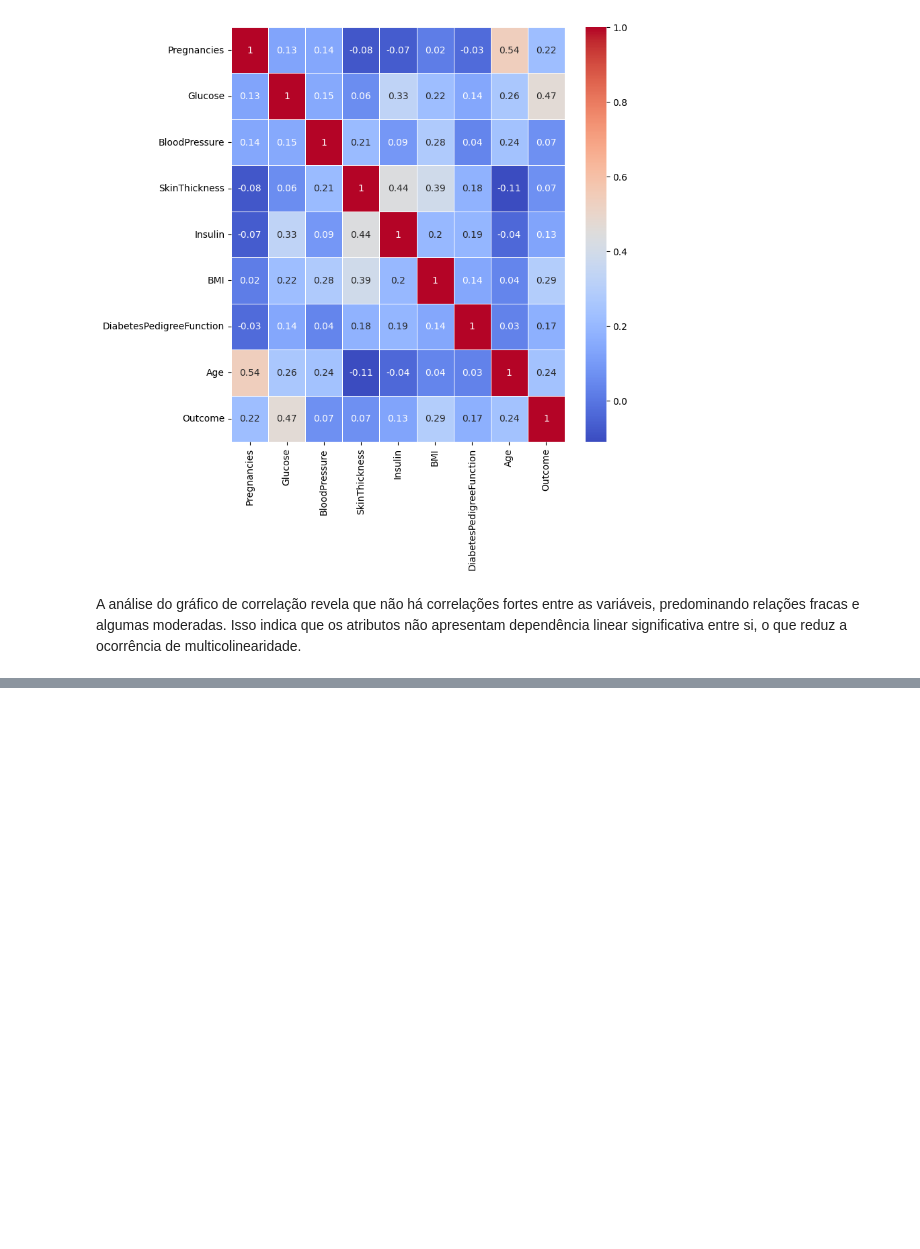
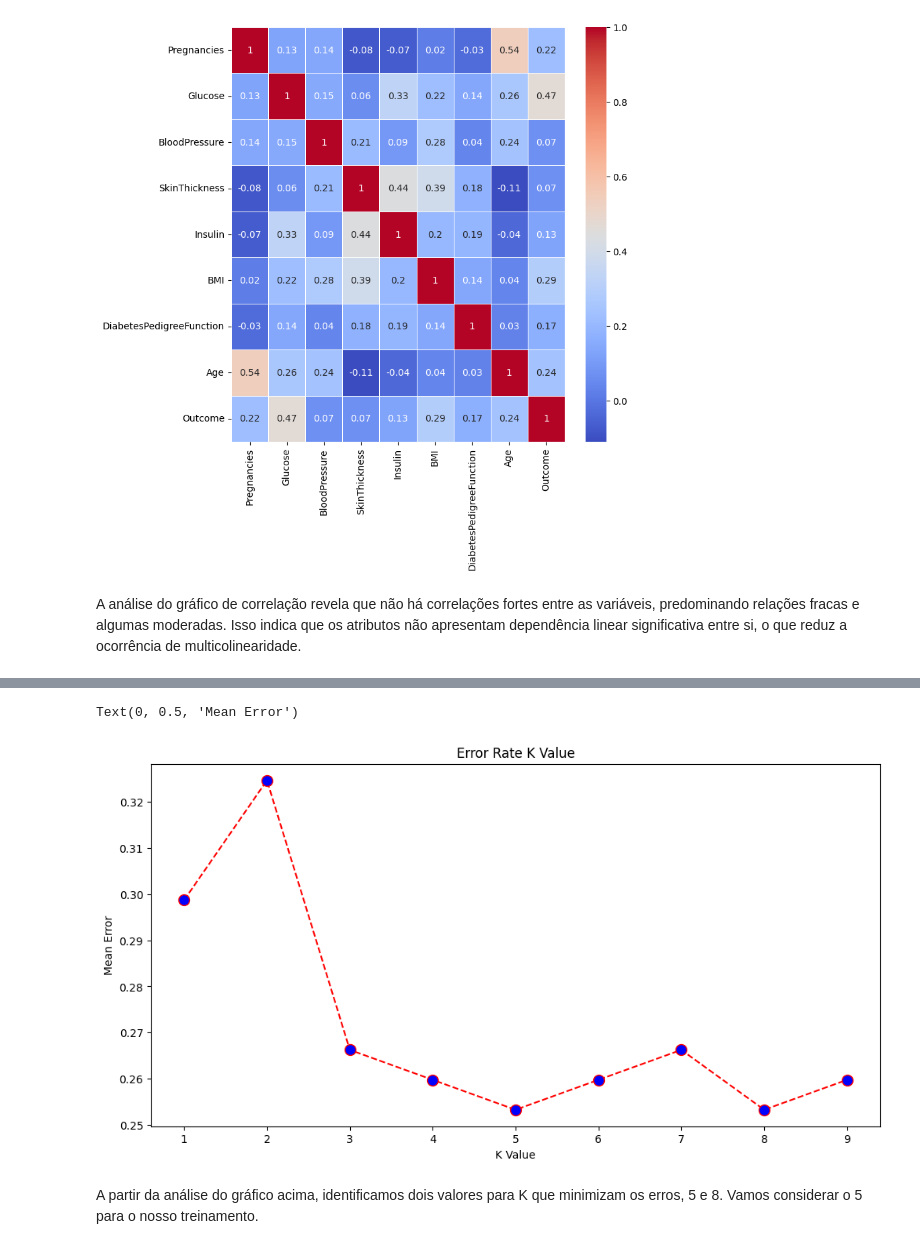
Before and after one commit to amaranini/postech-tech-challenges, a Jupyter notebook: fase1/fase1-tech-challenges.ipynb, the cells around one changed output, grey strips where cells are left out. Saved outputs shown, nothing was run; the diff lists cells and outputs as text; code cells hidden in the pictures; blank space fills up the shorter version.

```diff
--- a/fase1/fase1-tech-challenges.ipynb
+++ b/fase1/fase1-tech-challenges.ipynb
@@ -281,0 +359,22 @@ ModuleNotFoundError: No module named 'sklearn'
+# %%
+from sklearn.ensemble import RandomForestClassifier
+
+# criando o pipeline do modelo Random Forest
+rf_pipeline = Pipeline([
+    ('imputer', imputer),
+    ('model', RandomForestClassifier(
+        n_estimators=200, # número de árvores na floresta
+        random_state=13 # significa reprodutibilidade, ou seja, sempre que rodar o código com esse valor, terá o mesmo resultado
+    ))
+])
+
+# treinando o modelo Random Forest
+rf_pipeline.fit(X_train, y_train)
+# fazendo previsões com o modelo Random Forest
+y_pred_rf = rf_pipeline.predict(X_test)
+# criando o relatorio de desempenho do modelo Random Forest
+report_rf = classification_report(
+    y_test,
+    y_pred_rf,
+    output_dict=True
+)
@@ -281,0 +389,29 @@ ModuleNotFoundError: No module named 'sklearn'
+# %%
+from sklearn.neighbors import KNeighborsClassifier
+
+error = []
+
+# Calculando o erro para valores de K entre 1 e 10
+for i in range(1, 10): #range de tentativas para k
+    knn_pipeline = Pipeline([
+        ('imputer', imputer),
+        ('scaler', scaler),
+        ('model', KNeighborsClassifier(n_neighbors=i))
+    ])
+    knn_pipeline.fit(X_train, y_train)
+    pred_i = knn_pipeline.predict(X_test) #armazenando as previsões
+    error.append(np.mean(pred_i != y_test)) #armazenando o valor do erro médio na lista de erros
+
+# plotando o gráfico de erro médio x valor de K
+plt.figure(figsize=(12, 6))
+plt.plot(range(1, 10), error, color='red', linestyle='dashed', marker='o',
+         markerfacecolor='blue', markersize=10)
+plt.title('Error Rate K Value')
+plt.xlabel('K Value')
+plt.ylabel('Mean Error')
+# %% [output]
+Text(0, 0.5, 'Mean Error')
+[figure, added]
+# %% [markdown]
+A partir da análise do gráfico acima, identificamos dois valores para K que minimizam os erros, 5 e 8.
+Vamos considerar o 5 para o nosso treinamento.
```
Also changed, not shown: parts of 51 cells of this notebook.
